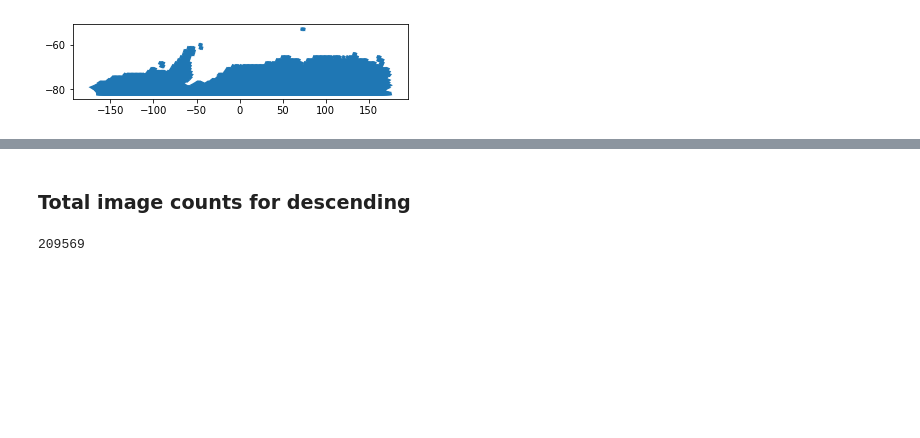
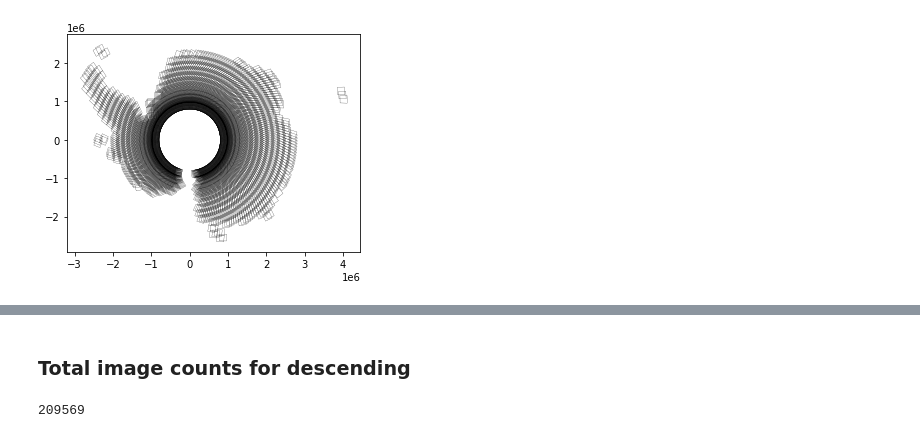
Before and after one commit to simonaoliver/antarctica, a Jupyter notebook: antarctica setup.ipynb, the cells around one changed output, grey strips where cells are left out. Cells and saved outputs as stored; diff of their text form; code cells hidden in the pictures; blank space fills up the shorter version.

```diff
--- a/antarctica setup.ipynb
+++ b/antarctica setup.ipynb
@@ -50,12 +63,11 @@ wrs2desc.reset_index(inplace = True)
 # %%
 antarctica_wrs2desc = geopandas.sjoin(wrs2desc, antarctica)
-
-antarctica_wrs2desc.plot()
+antarctica_wrs2desc.to_crs('EPSG:3031').plot( facecolor='none', edgecolor='black', lw=0.2)
 
 antarctica_wrs2desc['PR'] = antarctica_wrs2desc['PATH'].map(str).str.pad(3,fillchar='0') + antarctica_wrs2desc['ROW'].map(str).str.pad(3,fillchar='0')
 
 antarctica_wrs2desc.set_index('PR', inplace = True)
 # %% [output]
-[figure, old version]
+[figure, new version]
 # %%
 ot_c2['count'] = 1
```
Also changed, not shown: parts of 46 cells of this notebook.
